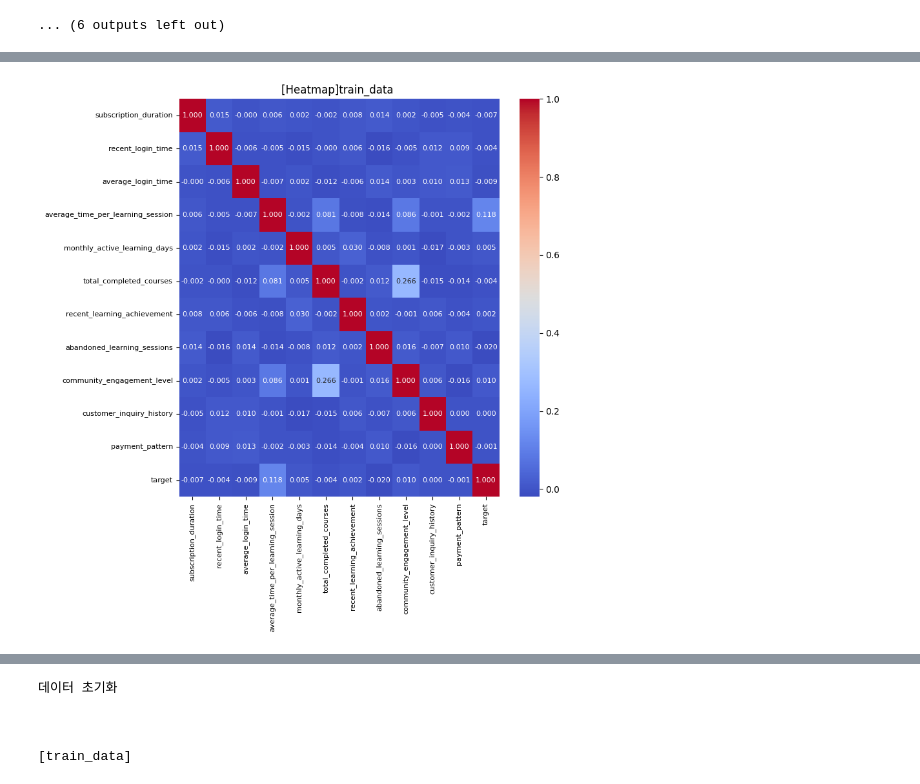
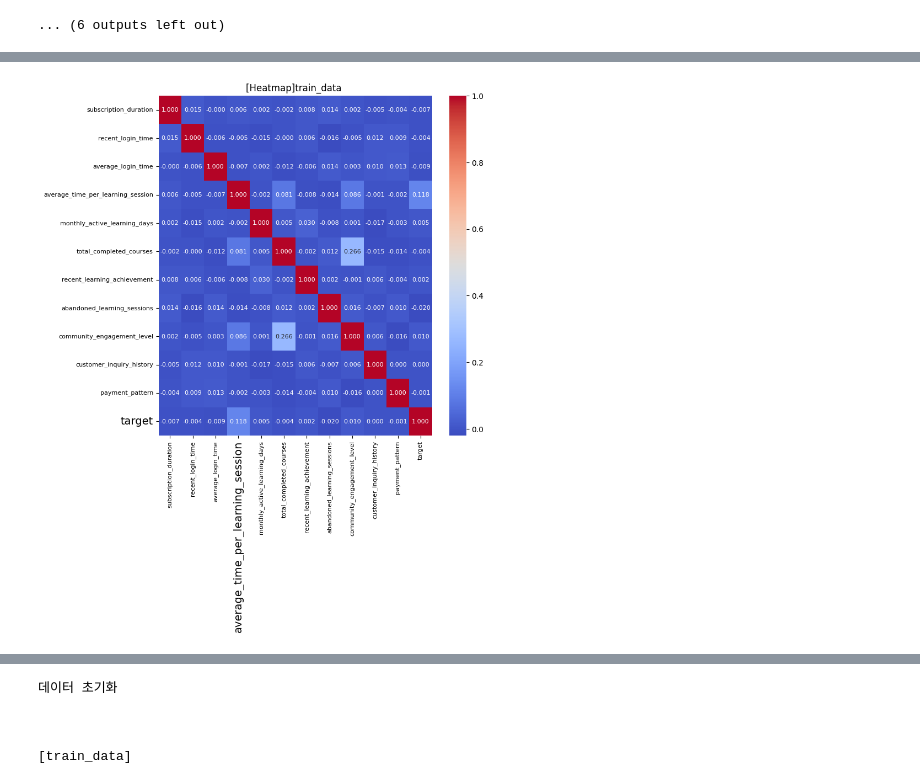
Before and after one commit to Semi-project-4/semi_new, a Jupyter notebook: 한동현/[M]K-NN_예측모델_구독해지.ipynb, the cells around one changed output, grey strips where cells are left out. Drawn from its saved outputs; the diff is of its cells as text; code cells hidden in the pictures.

```diff
--- a/한동현/[M]K-NN_예측모델_구독해지.ipynb
+++ b/한동현/[M]K-NN_예측모델_구독해지.ipynb
@@ -252,31 +258,38 @@ dtype: int64
 # %%
 '''C.EDA/2.상관성 확인(범주형 제외한, 전체 컬럼)'''
 
 
 # train_data를 DataFrame으로 변환
 df_train_data = pd.DataFrame(train_data)
 
 
 # 컬럼 간 상관관계 행렬 계산
 correlation_matrix = df_train_data.corr()
 
 
 # 히트맵 시각화
 plt.figure(figsize=(8, 8))
 
 sns.heatmap(correlation_matrix, annot=True, fmt='.3f', cmap='coolwarm', annot_kws={'size': 8})
 
 plt.title('[Heatmap]train_data ')
 
 
 # 전체 레이블 크기 조절
 plt.tick_params(axis='both', which='both', labelsize=8)
 
 
 # 특정 레이블 크기 조절
+plt.gca().get_xticklabels()[3].set_fontsize(14)  # x축 레이블 중 04번 레이블 폰트 크기 14
+
+plt.gca().get_yticklabels()[11].set_fontsize(14)  # y축 레이블 중 04번 레이블 폰트 크기 14
+
+
+
+
 
 plt.show()
 # %% [output]
-[figure, old version]
+[figure, new version]
 # %% [markdown]
 > ##### C.EDA/3.상관성 확인(범주형 인코딩, 전체 컬럼)
```
Also changed, not shown: parts of 21 cells of this notebook, 2 other files.
